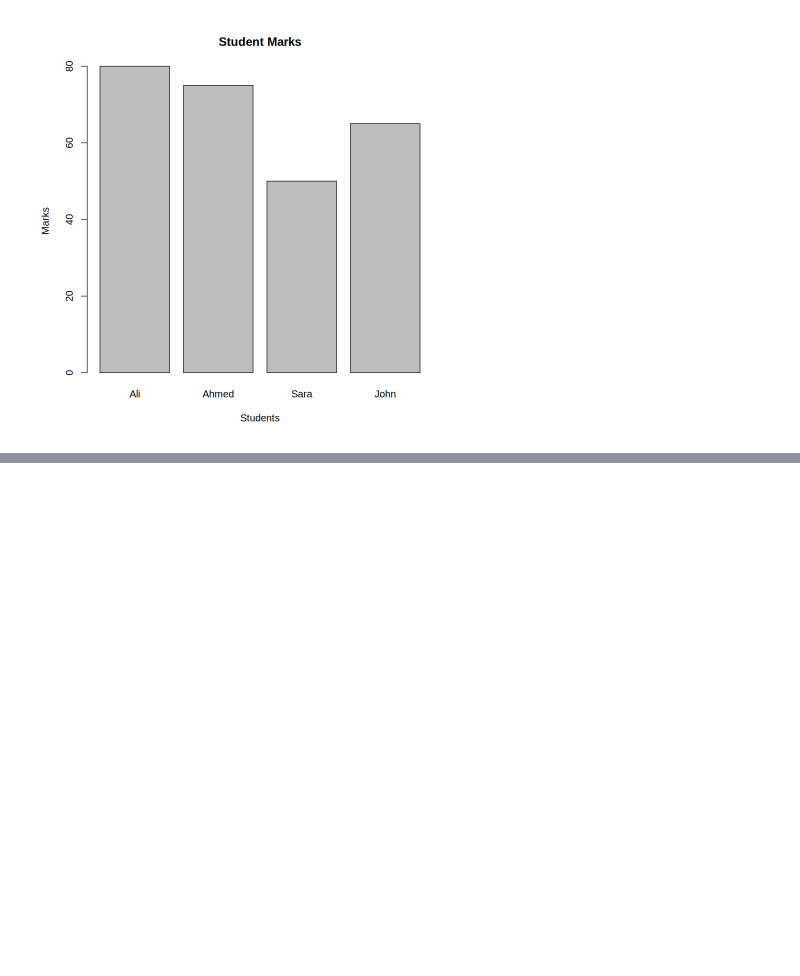
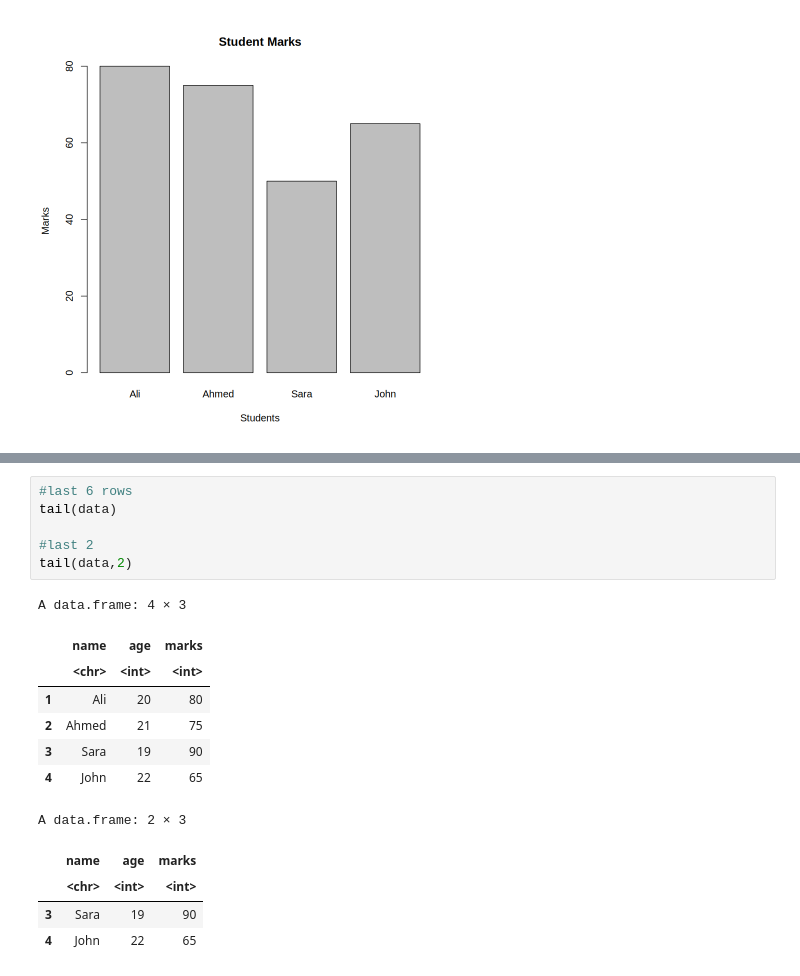
Before and after one commit to Premkumar-1212/GCF---Sem5, a Jupyter notebook: GCF.ipynb, the cells around one changed output, grey strips where cells are left out. Cells and saved outputs as stored; diff of their text form; blank space fills up the shorter version.

```diff
--- a/GCF.ipynb
+++ b/GCF.ipynb
@@ -420,0 +487,19 @@ barplot(
+# %%
+#last 6 rows
+tail(data)
+
+#last 2
+tail(data,2)
+# %% [output]
+A data.frame: 4 × 3
+|  | name | age | marks |
+|  | <chr> | <int> | <int> |
+| 1 | Ali | 20 | 80 |
+| 2 | Ahmed | 21 | 75 |
+| 3 | Sara | 19 | 90 |
+| 4 | John | 22 | 65 |
+A data.frame: 2 × 3
+|  | name | age | marks |
+|  | <chr> | <int> | <int> |
+| 3 | Sara | 19 | 90 |
+| 4 | John | 22 | 65 |
```
Also changed, not shown: parts of 6 cells of this notebook.
